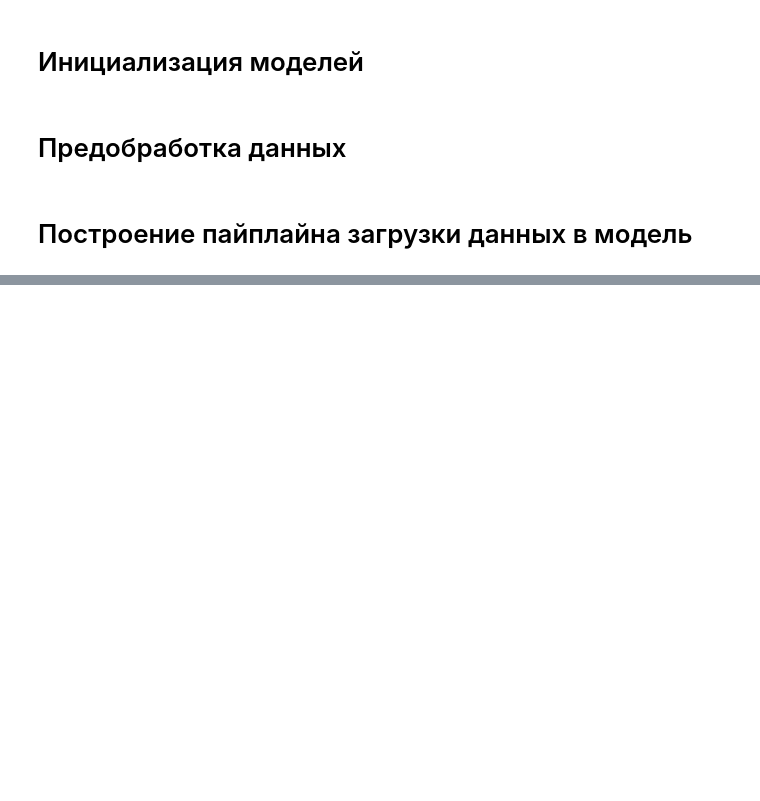
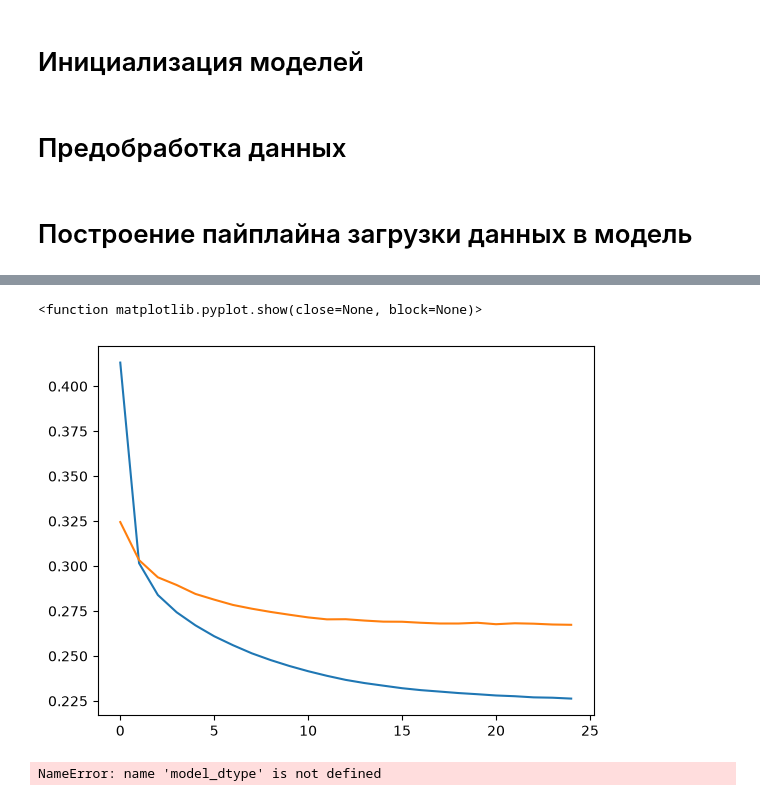
Before and after one commit to Misha-the-Creator/LLM-Cross-Family-KD, a Jupyter notebook: notebooks/MLP_Embedder.ipynb, the cells around one changed output, grey strips where cells are left out. Drawn from its saved outputs; the diff is of its cells as text; code cells hidden in the pictures; blank space fills up the shorter version.

```diff
--- a/notebooks/MLP_Embedder.ipynb
+++ b/notebooks/MLP_Embedder.ipynb
@@ -119,12 +136,19 @@ def compute_loss(alpha, beta, y_predict, y):
 # %%
+import torch.nn as nn
+
 class EmbedProjector(nn.Module):
     def __init__(self, input_dim, num_hidden, output_dim):
         super().__init__()
         self.layer_1 = nn.Linear(in_features=input_dim, out_features=num_hidden)
-        self.layer_1 = nn.Linear(in_features=num_hidden, out_features=output_dim)
+        self.norm_1 = nn.LayerNorm(num_hidden)
+        self.activation_1 = nn.ReLU()
+        self.layer_2 = nn.Linear(in_features=num_hidden, out_features=output_dim)
+        self.skip = nn.Linear(input_dim, output_dim) if input_dim != output_dim else nn.Identity()
 
-    def forward(self, x):
-        x = self.layer_1(x)
-        x = nn.functional.relu(x)
-        x = self.layer_2(x)
-        return x
+    def forward(self, x: torch.Tensor) -> torch.Tensor:
+        residual = self.skip(x)
+        h = self.layer_1(x)
+        h = self.norm_1(h)
+        h = self.activation_1(h)
+        h = self.layer_2(h)
+        return h + residual
@@ -149,5 +159,5 @@ CUDA available: False
 # %%
 device = torch.accelerator.current_accelerator().type if torch.accelerator.is_available() else "cpu"
 print(f"Using {device} device")
-model = EmbedProjector(len(train[2][0]), 2048, len(train[2][1])).to(device)
+model = EmbedProjector(input_dim=len(train[2][0]), num_hidden=512, output_dim=len(train[2][1])).to(device)
 # %% [output]
@@ -158,3 +164,0 @@ optimizer = optim.Adam(params=model.parameters(), lr=0.01)
-# %%
-epoch = 2
-model.train()
@@ -184,0 +258,8 @@ RuntimeError: mat1 and mat2 must have the same dtype, but got BFloat16 and Float
+# %%
+model_manager = ModelManager(epoch_num=25,
+                             model=model,
+                             train_dataloader=train_dataloader,
+                             val_dataloader=valid_dataloader,
+                             device='cuda')
+
+average_train_loss_arr, average_val_loss_arr = model_manager.train_and_val_loop()
@@ -184,0 +443,30 @@ RuntimeError: mat1 and mat2 must have the same dtype, but got BFloat16 and Float
+# %%
+from matplotlib.pylab import plt
+
+fig, ax = plt.subplots()
+
+ax.plot(average_train_loss_arr.keys(), average_train_loss_arr.values())
+ax.plot(average_val_loss_arr.keys(), average_val_loss_arr.values())
+plt.show
+# %% [output]
+<function matplotlib.pyplot.show(close=None, block=None)>
+[figure, added]
+# %%
+# evaluate on the validation set
+val_loss = 0
+model.eval()
+with torch.no_grad():
+    for x_val, y_val in valid_dataloader:
+        x_val = x_val.to(device=device,
+                             dtype=model_dtype)
+        y_val = y_val.to(device=device,
+                             dtype=model_dtype)
+
+        predict = model(x_val)
+        loss = compute_loss(alpha=0.2, beta=0.8, y_predict=predict, y=y_train)
+
+# Calculate the validation accuracy and validation loss
+val_accuracy = 100 * correct / total
+val_loss /= len(valid_dataloader.dataset)
+# %% [output]
+NameError: name 'model_dtype' is not defined
```
Also changed, not shown: parts of 21 cells of this notebook.
